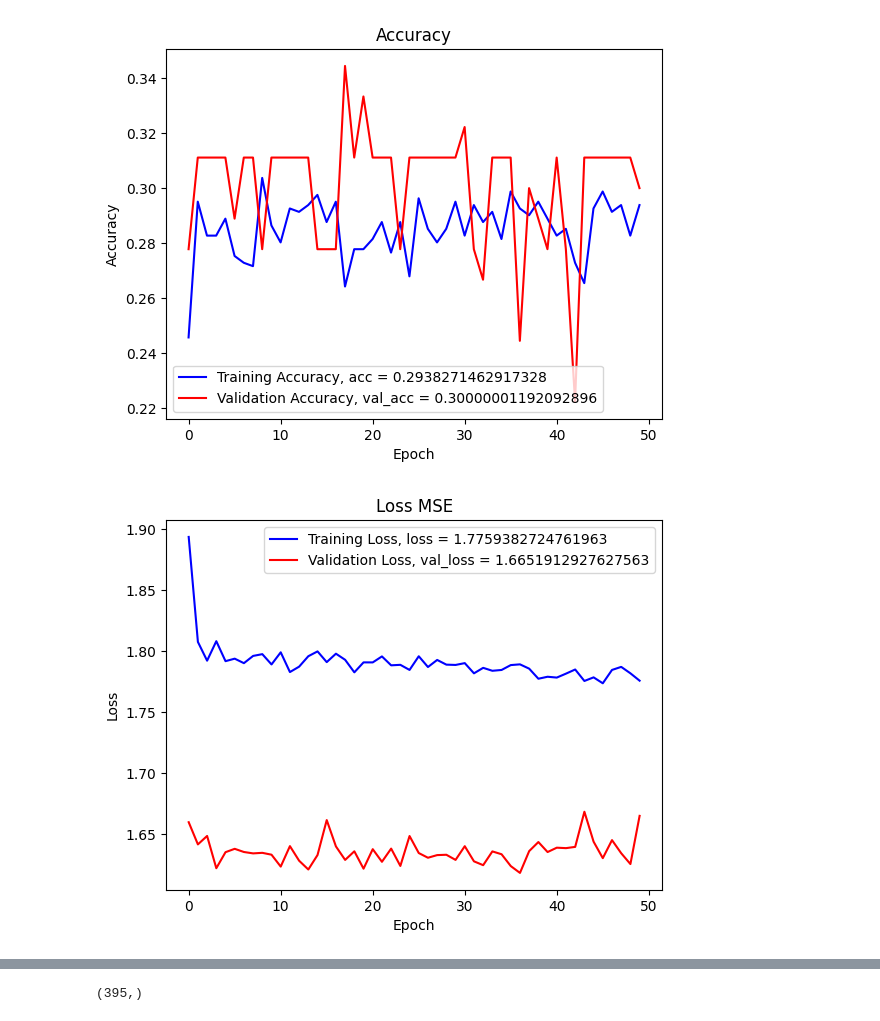
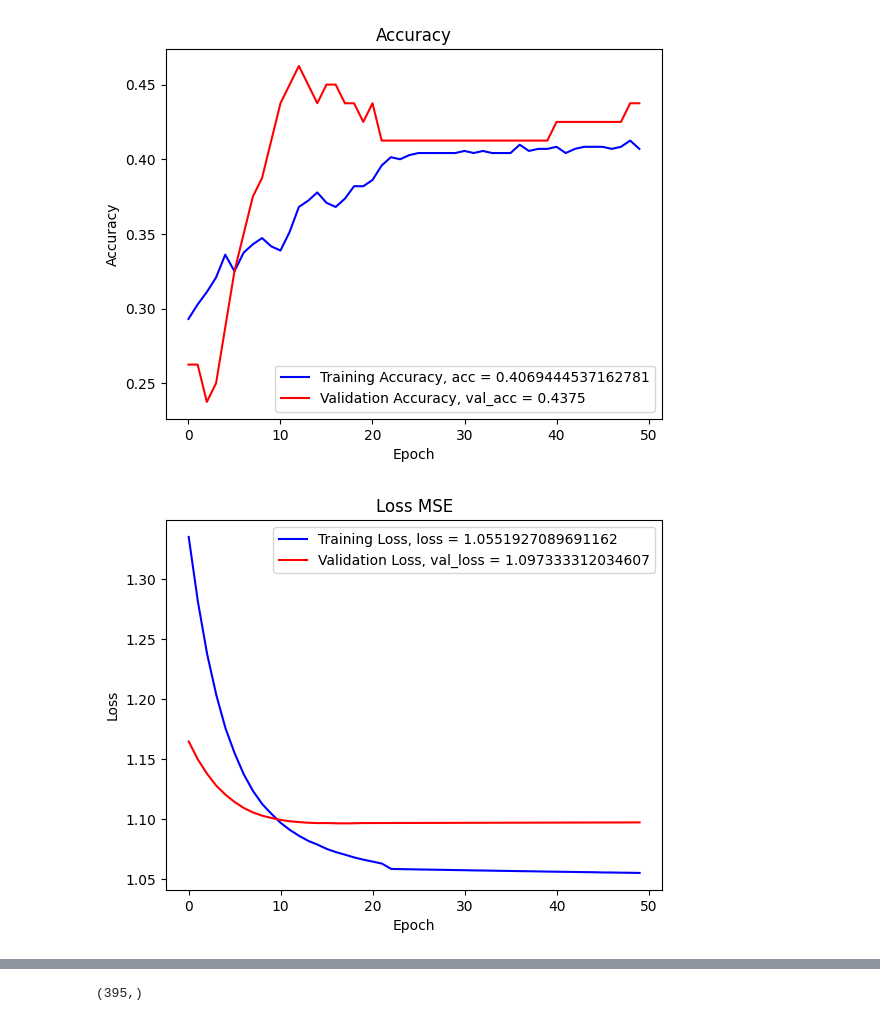
Before and after one commit to okkostenko/crypto_price_prediction_starknet, a Jupyter notebook: model_training/mlp_training.ipynb, the cells around one changed output, grey strips where cells are left out. Drawn from its saved outputs; the diff is of its cells as text; code cells hidden in the pictures.

```diff
--- a/model_training/mlp_training.ipynb
+++ b/model_training/mlp_training.ipynb
@@ -48,3 +58,6 @@ class_weights_dict[3]=0.01
+# %%
+lr_scheduler_plt = tf.keras.callbacks.ReduceLROnPlateau(monitor='val_loss', factor=0.1, patience=5, min_lr=0.0001)
+early_stopping = tf.keras.callbacks.EarlyStopping(monitor='val_loss', patience=3, restore_best_weights=True)
 # %%
 
 def create_mlp_model(input_shape:Tuple[int, int],
@@ -60,14 +73,17 @@ def create_mlp_model(input_shape:Tuple[int, int],
     layers = [tf.keras.layers.Dense(neuron_number[i], activation=activation) for i in range(layer_number)]
     layers.insert(0, tf.keras.layers.InputLayer(input_shape=input_shape))
     layers.insert(1, tf.keras.layers.Flatten())
-    layers.append(tf.keras.layers.Dense(NUMBER_OF_CLASSES, activation="softmax"))
+    layers.append(tf.keras.layers.Dense(NUMBER_OF_CLASSES-2, activation="softmax"))
     # layers.append(tf.keras.layers.Maximum())
 
     model = tf.keras.Sequential(layers)
     model.compile(
         # loss=loss,
-        loss=weightedLoss(class_weights),
-        optimizer=tf.keras.optimizers.legacy.Adagrad(learning_rate=0.009),
+        # loss=weightedLoss(class_weights),
+        loss=tf.keras.losses.SparseCategoricalCrossentropy(),
+        # optimizer=tf.keras.optimizers.legacy.Adagrad(learning_rate=0.001, epsilon=1e-4),
+        optimizer = tf.keras.optimizers.legacy.Adadelta(learning_rate=0.001, epsilon=1e-3, rho=0.95),
+        # optimizer = optimizer,
         metrics=["acc"]
     )
 
@@ -78,0 +91,2 @@ sparse_categorical_crossentropy
+# %%
+model = create_mlp_model(INPUT_DIM, 3, [32, 128, 512], activation="relu")
@@ -79,5 +95,12 @@ sparse_categorical_crossentropy
 # %%
 ## model training
-history = model.fit(x_training, y_training, epochs=EPOCHS, batch_size=64, verbose=1, validation_split=0.10, class_weight=class_weights_dict)
+history = model.fit(x_training,
+                    y_training, epochs=EPOCHS,
+                    batch_size=BATCH_SIZE,
+                    verbose=1,
+                    validation_split=0.10,
+                    class_weight=class_weights_dict,
+                    callbacks=[lr_scheduler_plt]
+                    )
 # %% [output]
 Epoch 1/50
@@ -124,25 +149,25 @@ val_accuracy = history.history["val_acc"]
 loss = history.history["loss"]
 val_loss = history.history["val_loss"]
 # %%
-plt.plot(range(EPOCHS), accuracy, "b", label = f"Training Accuracy, acc = {accuracy[-1]}")
-plt.plot(range(EPOCHS), val_accuracy, "-r", label = f"Validation Accuracy, val_acc = {val_accuracy[-1]}")
+plt.plot(range(len(accuracy)), accuracy, "b", label = f"Training Accuracy, acc = {accuracy[-1]}")
+plt.plot(range(len(accuracy)), val_accuracy, "-r", label = f"Validation Accuracy, val_acc = {val_accuracy[-1]}")
 plt.xlabel("Epoch")
 plt.ylabel("Accuracy")
 plt.legend()
 plt.title("Accuracy")
 plt.show()
 # %% [output]
-[figure, old version]
+[figure, new version]
 # %%
-plt.plot(range(EPOCHS), loss, "b", label = f"Training Loss, loss = {loss[-1]}")
-plt.plot(range(EPOCHS), val_loss, "-r", label = f"Validation Loss, val_loss = {val_loss[-1]}")
+plt.plot(range(len(accuracy)), loss, "b", label = f"Training Loss, loss = {loss[-1]}")
+plt.plot(range(len(accuracy)), val_loss, "-r", label = f"Validation Loss, val_loss = {val_loss[-1]}")
 plt.xlabel("Epoch")
 plt.ylabel("Loss")
 plt.legend()
 plt.title("Loss MSE")
 plt.show()
 # %% [output]
-[figure, old version]
+[figure, new version]
 # %%
 x_test = np.load(os.path.join(TEST_PATH, "class", "features.npy"), allow_pickle=True)
 x_test = np.array([x_test[i].T for i in range(x_test.shape[0])])
```
Also changed, not shown: parts of 21 cells of this notebook, 3 other files.
